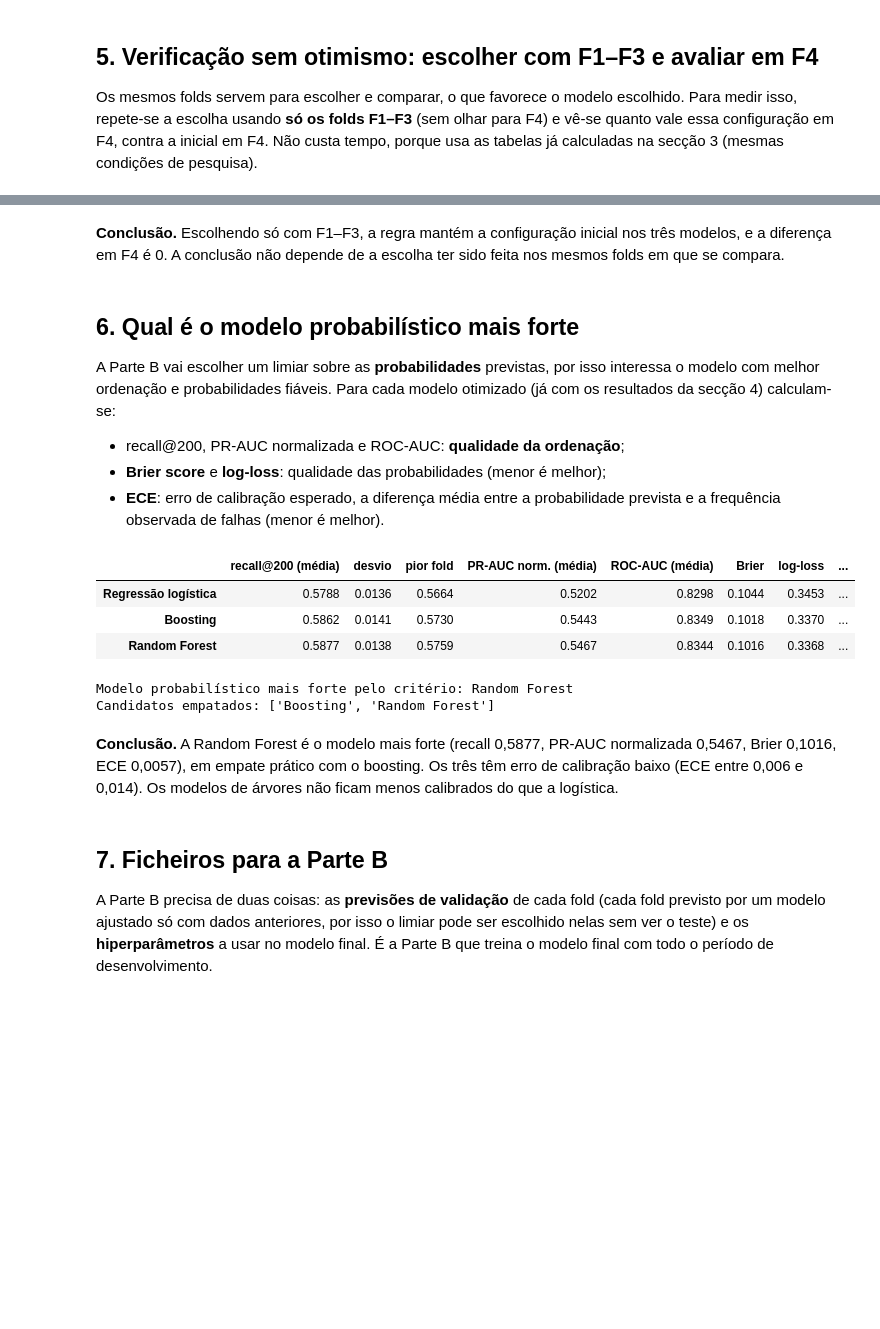
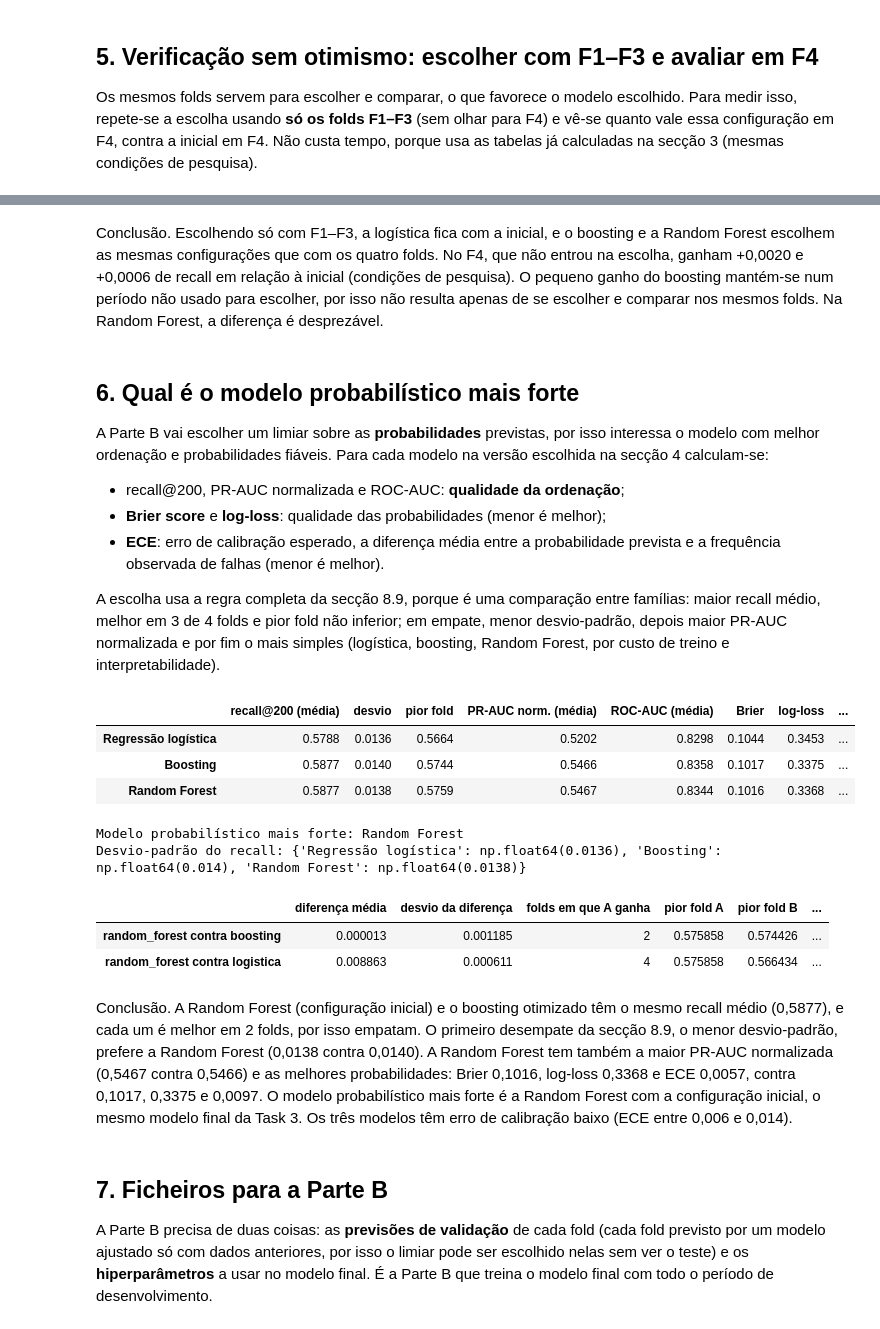
Before and after one commit to 1231478-Ellah-Fleischmann/MINDD-PROJETO, a Jupyter notebook: task4.ipynb, the cells around one changed output, grey strips where cells are left out. Saved outputs shown, nothing was run; the diff lists cells and outputs as text; code cells hidden in the pictures; blank space fills up the shorter version.

```diff
--- a/task4.ipynb
+++ b/task4.ipynb
@@ -298,0 +274,11 @@ pd.DataFrame({NOMES[m]: ot.veredicto(final[m]["otimizado"][0], final[m]["inicial
+# %%
+# Que versão segue para a Parte B: regra completa da secção 8.9 (com os desempates)
+versao, config_final, linhas = {}, {}, {}
+for m in MODELOS:
+    v, tab = ot.decidir({"otimizado": final[m]["otimizado"][0], "inicial": final[m]["inicial"][0]},
+                        simplicidade=["inicial", "otimizado"])
+    versao[m] = v
+    config_final[m] = INICIAL[m] if v == "inicial" else escolhida[m]
+    linhas[NOMES[m]] = {"segue para a Parte B": v, "configuração": json.dumps(config_final[m]),
+                        "comparação (A contra B)": tab.index[0], **tab.iloc[0].to_dict()}
+pd.DataFrame(linhas).T
@@ -298,0 +290,11 @@ pd.DataFrame({NOMES[m]: ot.veredicto(final[m]["otimizado"][0], final[m]["inicial
+# %%
+# Elegibilidade (secção 8.9): supera, em cada fold, as duas referências da secção 8.7
+REF_RECALL = {"F1": 0.520, "F2": 0.482, "F3": 0.526, "F4": 0.518}   # recall@200 da última sessão anómala
+REF_PRAUC  = {"F1": 0.398, "F2": 0.354, "F3": 0.446, "F4": 0.417}   # PR-AUC norm. da taxa do posto a 7 dias
+eleg = {}
+for m in MODELOS:
+    t = ot.elegivel(final[m][versao[m]][0], REF_RECALL, REF_PRAUC)
+    eleg[NOMES[m]] = {**{f"recall {f}": t.loc[f, "recall"] for f in t.index},
+                      **{f"PR-AUC {f}": t.loc[f, "PR-AUC norm."] for f in t.index},
+                      "elegível em todos os folds": bool(t["supera as duas"].all())}
+pd.DataFrame(eleg).T.round(4)
@@ -319,16 +325,0 @@ pd.DataFrame(por_fold).T.round(4)
-# %%
-# O que a pesquisa encontrou de melhor, sem a regra de parcimónia, contra a inicial (mesmas condições de pesquisa)
-linhas = {}
-for m in MODELOS:
-    t = tabelas[m]
-    ini = t[t["inicial"].astype(bool)].iloc[0]
-    melhor = t.sort_values("recall_media", ascending=False).iloc[0]
-    fs = ot.folds_da_tabela(t)
-    d = np.array([melhor[f"recall_{f}"] - ini[f"recall_{f}"] for f in fs])
-    linhas[NOMES[m]] = {"recall inicial": ini["recall_media"],
-                        "recall melhor da pesquisa": melhor["recall_media"],
-                        "diferença média": d.mean(),
-                        **{f"dif. {f}": x for f, x in zip(fs, d)},
-                        "folds em que melhora": int((d > 0).sum()),
-                        "melhor é a inicial": bool(melhor["inicial"])}
-pd.DataFrame(linhas).T.round(4)
@@ -363,40 +349,43 @@ pd.DataFrame(linhas).T
 # %% [markdown]
-**Conclusão.** Escolhendo só com F1–F3, a regra mantém a configuração inicial nos três modelos, e a diferença em F4 é 0. A conclusão não depende de a escolha ter sido feita nos mesmos folds em que se compara.
+Conclusão. Escolhendo só com F1–F3, a logística fica com a inicial, e o boosting e a Random Forest escolhem as mesmas configurações que com os quatro folds. No F4, que não entrou na escolha, ganham +0,0020 e +0,0006 de recall em relação à inicial (condições de pesquisa). O pequeno ganho do boosting mantém-se num período não usado para escolher, por isso não resulta apenas de se escolher e comparar nos mesmos folds. Na Random Forest, a diferença é desprezável.
 # %% [markdown]
 ## 6. Qual é o modelo probabilístico mais forte
 
-A Parte B vai escolher um limiar sobre as **probabilidades** previstas, por isso interessa o modelo com melhor ordenação e probabilidades fiáveis. Para cada modelo otimizado (já com os resultados da secção 4) calculam-se:
+A Parte B vai escolher um limiar sobre as **probabilidades** previstas, por isso interessa o modelo com melhor ordenação e probabilidades fiáveis. Para cada modelo na versão escolhida na secção 4 calculam-se:
 
 - recall@200, PR-AUC normalizada e ROC-AUC: **qualidade da ordenação**;
 - **Brier score** e **log-loss**: qualidade das probabilidades (menor é melhor);
 - **ECE**: erro de calibração esperado, a diferença média entre a probabilidade prevista e a frequência observada de falhas (menor é melhor).
+
+A escolha usa a regra completa da secção 8.9, porque é uma comparação entre famílias: maior recall médio, melhor em 3 de 4 folds e pior fold não inferior; em empate, menor desvio-padrão, depois maior PR-AUC normalizada e por fim o mais simples (logística, boosting, Random Forest, por custo de treino e interpretabilidade).
 # %%
 linhas = {}
 for m in MODELOS:
-    res, sc = final[m]["otimizado"]
+    res, sc = final[m][versao[m]]
     linhas[NOMES[m]] = {**metricas_fold(res).to_dict(), **ot.metricas_probabilisticas(sc)}
 tabela_prob = pd.DataFrame(linhas).T
 tabela_prob.round(4)
 # %% [output]
 |  | recall@200 (média) | desvio | pior fold | PR-AUC norm. (média) | ROC-AUC (média) | Brier | log-loss | ... |
 | Regressão logística | 0.5788 | 0.0136 | 0.5664 | 0.5202 | 0.8298 | 0.1044 | 0.3453 | ... |
-| Boosting | 0.5862 | 0.0141 | 0.5730 | 0.5443 | 0.8349 | 0.1018 | 0.3370 | ... |
+| Boosting | 0.5877 | 0.0140 | 0.5744 | 0.5466 | 0.8358 | 0.1017 | 0.3375 | ... |
 | Random Forest | 0.5877 | 0.0138 | 0.5759 | 0.5467 | 0.8344 | 0.1016 | 0.3368 | ... |
 # %%
-# Critério (o mesmo da secção 8.9): maior recall médio; empate (< 0,005) desempatado pela PR-AUC normalizada.
-melhor = tabela_prob["recall@200 (média)"].max()
-empate = tabela_prob[tabela_prob["recall@200 (média)"] >= melhor - ot.TOLERANCIA]
-MODELO_PROB = empate["PR-AUC norm. (média)"].astype(float).idxmax()
-chave_prob = [m for m in MODELOS if NOMES[m] == MODELO_PROB][0]
-print("Modelo probabilístico mais forte pelo critério:", MODELO_PROB)
-print("Candidatos empatados:", list(empate.index))
-# Se preferires outro por razões de calibração ou interpretabilidade, indica-o aqui e justifica no relatório:
-# chave_prob = "logistica"
+# Critério: regra completa da secção 8.9 (comparação entre famílias)
+res_prob = {m: final[m][versao[m]][0] for m in MODELOS}
+chave_prob, tabela_dec = ot.decidir(res_prob, simplicidade=["logistica", "boosting", "random_forest"])
+MODELO_PROB = NOMES[chave_prob]
+print("Modelo probabilístico mais forte:", MODELO_PROB)
+print("Desvio-padrão do recall:", {NOMES[m]: round(r["recall"].std(ddof=1), 4) for m, r in res_prob.items()})
+tabela_dec
 # %% [output]
-Modelo probabilístico mais forte pelo critério: Random Forest
-Candidatos empatados: ['Boosting', 'Random Forest']
+Modelo probabilístico mais forte: Random Forest
+Desvio-padrão do recall: {'Regressão logística': np.float64(0.0136), 'Boosting': np.float64(0.014), 'Random Forest': np.float64(0.0138)}
+|  | diferença média | desvio da diferença | folds em que A ganha | pior fold A | pior fold B | ... |
+| random_forest contra boosting | 0.000013 | 0.001185 | 2 | 0.575858 | 0.574426 | ... |
+| random_forest contra logistica | 0.008863 | 0.000611 | 4 | 0.575858 | 0.566434 | ... |
 # %% [markdown]
-**Conclusão.** A Random Forest é o modelo mais forte (recall 0,5877, PR-AUC normalizada 0,5467, Brier 0,1016, ECE 0,0057), em empate prático com o boosting. Os três têm erro de calibração baixo (ECE entre 0,006 e 0,014). Os modelos de árvores não ficam menos calibrados do que a logística.
+Conclusão. A Random Forest (configuração inicial) e o boosting otimizado têm o mesmo recall médio (0,5877), e cada um é melhor em 2 folds, por isso empatam. O primeiro desempate da secção 8.9, o menor desvio-padrão, prefere a Random Forest (0,0138 contra 0,0140). A Random Forest tem também a maior PR-AUC normalizada (0,5467 contra 0,5466) e as melhores probabilidades: Brier 0,1016, log-loss 0,3368 e ECE 0,0057, contra 0,1017, 0,3375 e 0,0097. O modelo probabilístico mais forte é a Random Forest com a configuração inicial, o mesmo modelo final da Task 3. Os três modelos têm erro de calibração baixo (ECE entre 0,006 e 0,014).
 # %% [markdown]
 ## 7. Ficheiros para a Parte B
 
```
Also changed, not shown: parts of 23 cells of this notebook, 9 other files.
